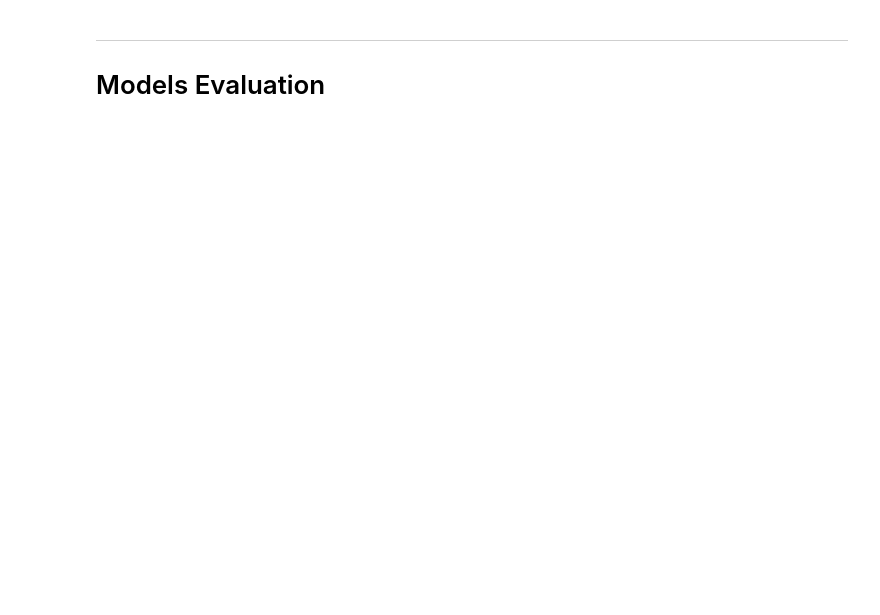
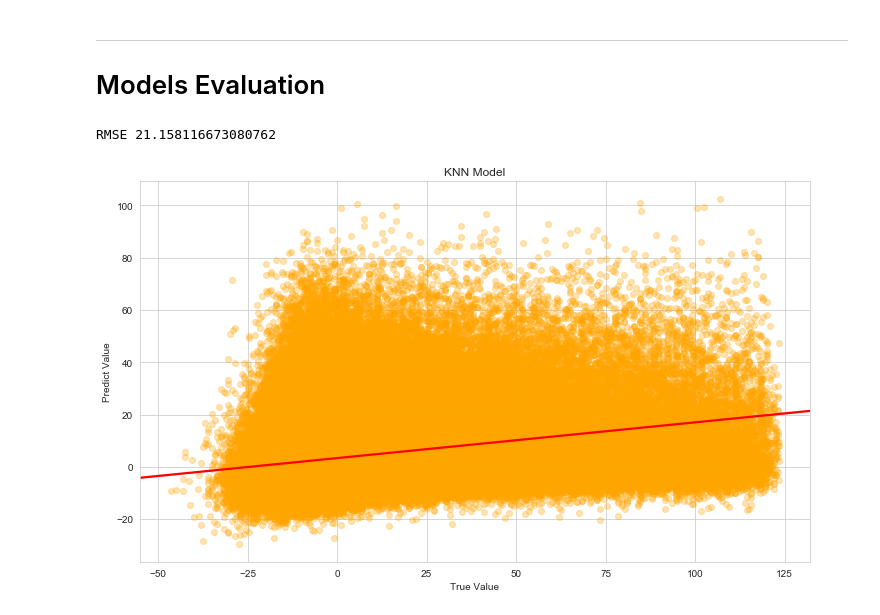
Before and after one commit to ArwaSheraky/Airlines-Delay-Analysis, a Jupyter notebook: Code/Supervised_Learning/Regression_v2.0.ipynb, the cells around one changed output. Saved outputs shown, nothing was run; the diff lists cells and outputs as text; code cells hidden in the pictures; blank space fills up the shorter version.

```diff
--- a/Code/Supervised_Learning/Regression_v2.0.ipynb
+++ b/Code/Supervised_Learning/Regression_v2.0.ipynb
@@ -254,9 +273,9 @@ len(X_columns)
 # %%
 # splitting the data
 
-threshold = 0.7
+threshold = 0.9
 
-X = df[X_columns].fillna(0.0)
+X = df[X_columns]
 y = df[y_column]
 X_train, X_test, y_train, y_test = train_test_split(X, y, test_size=1.0-threshold, shuffle=True, random_state=50)
 
@@ -273,12 +294,14 @@ _________
 # %%
 # Select a subset of the data, to avoid waiting long time beacause of it's enormous size.
 
-X_train = X_train.iloc[:200000,:]
-y_train = y_train.iloc[:200000,:]
-X_test = X_test.iloc[:50000,:]
-y_test = y_test.iloc[:50000,:]
+X_train_sub = X_train.iloc[:1000000,:]
+y_train_sub = y_train.iloc[:1000000,:]
+# %%
+knn_model = KNeighborsRegressor(10)
+knn_model.fit(X_train_sub, y_train_sub)
+knn_pred = knn_model.predict(X_test)
 # %%
-rf_model = RandomForestRegressor(n_estimators =20)
-rf_model.fit(X_train, y_train.values.ravel())
+rf_model = RandomForestRegressor(n_estimators =50)
+rf_model.fit(X_train_sub, y_train_sub.values.ravel())
 rf_pred = rf_model.predict(X_test)
 # %%
@@ -299,10 +314,13 @@ ____________
 # %%
 rmse = np.sqrt(mean_squared_error(y_test, knn_pred))
 print('RMSE', rmse)
 
 plt.figure(figsize=(12,7))
-sns.regplot(y_test, rf_pred, color='navy', scatter_kws={'alpha':0.3}, line_kws={'color': 'red'})
+sns.regplot(y_test, rf_pred, color='orange', scatter_kws={'alpha':0.3}, line_kws={'color': 'red'})
 plt.title('KNN Model')
 plt.xlabel('True Value')
 plt.ylabel('Predict Value')
 plt.show()
+# %% [output]
+RMSE 21.158116673080762
+[figure, added]
```
Also changed, not shown: parts of 43 cells of this notebook.
